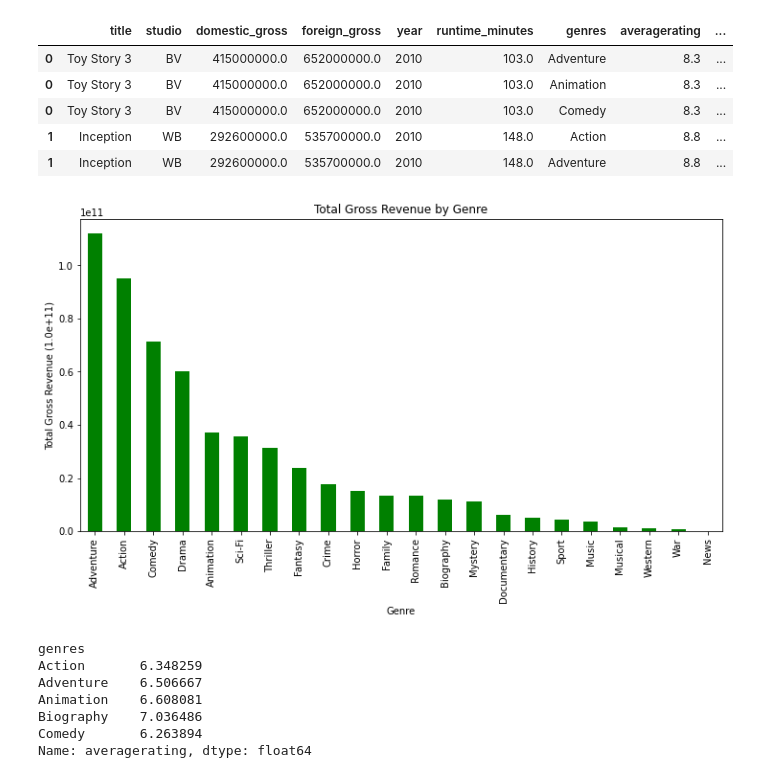
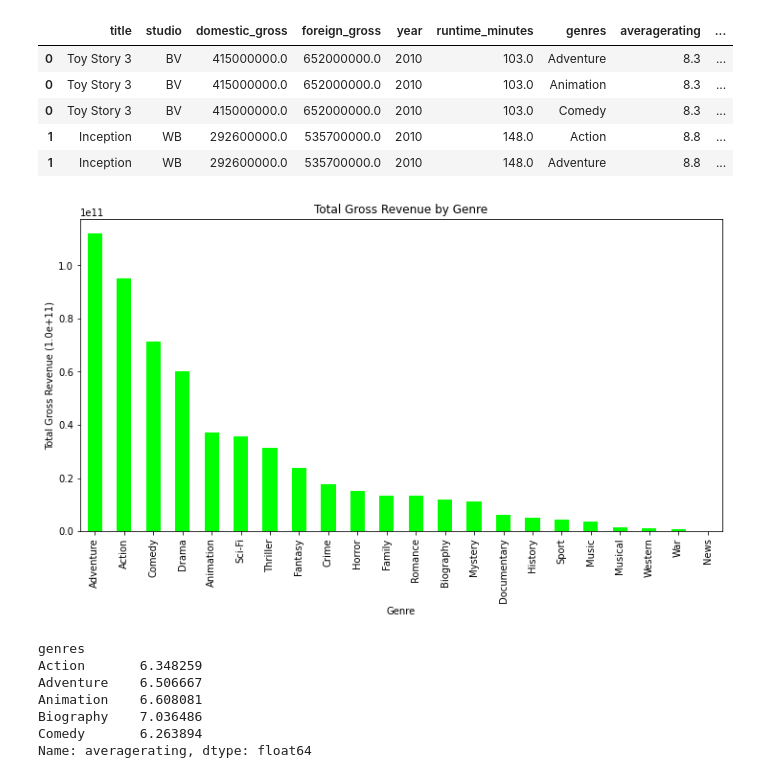
Before and after one commit to Ms-Lorrah/dsc-phase-1-project, a Jupyter notebook: student.ipynb, the cells around one changed output. Cells and saved outputs as stored; diff of their text form; code cells hidden in the pictures.

```diff
--- a/student.ipynb
+++ b/student.ipynb
@@ -316,20 +314,20 @@ boxoffice_rating.head()
 # %%
 #Compare total_gross against genres, this is achieved by grouping data
 gross_genres = boxoffice_rating.groupby('genres')['total_gross'].sum()
 
 # Sort the results in descending order (highest total gross first)
 sorted_data = gross_genres.sort_values(ascending=False)
 
 # Create a figure and set the figure size
 plt.figure(figsize=(12, 6))
-sorted_data.plot(kind='bar', color="green")
+sorted_data.plot(kind='bar', color="lime")
 
 # Set plot title, labels, and x-axis rotation
 plt.title('Total Gross Revenue by Genre')
 plt.xlabel('Genre')
 plt.ylabel('Total Gross Revenue (1.0e+11)');
 # %% [output]
-[figure, old version]
+[figure, new version]
 # %%
 df=boxoffice_rating.groupby('genres')['averagerating'].mean()
 df.head()
```
Also changed, not shown: parts of 7 cells of this notebook.
